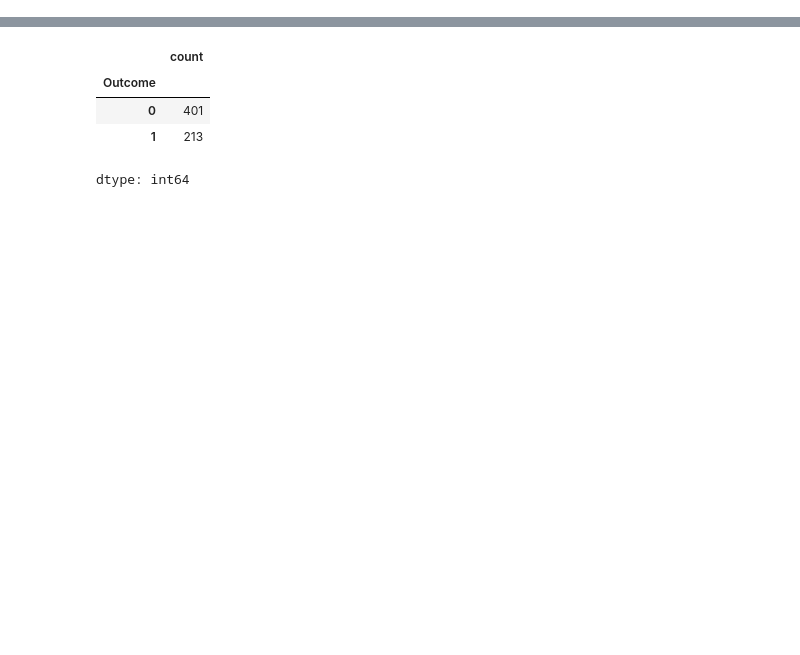
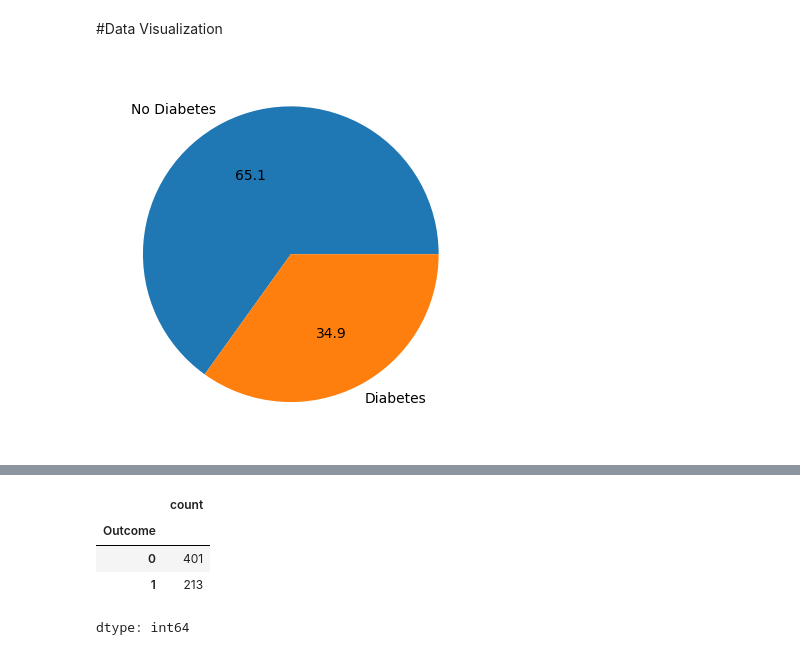
Before and after one commit to Shashank-sketchAl/Machine-Learning-Training, a Jupyter notebook: SMOTE.ipynb, the cells around one changed output, grey strips where cells are left out. Saved outputs shown, nothing was run; the diff lists cells and outputs as text; code cells hidden in the pictures; blank space fills up the shorter version.

```diff
--- a/SMOTE.ipynb
+++ b/SMOTE.ipynb
@@ -22,0 +134,8 @@ df.head()
+# %% [markdown]
+#Data Visualization
+# %%
+plt.pie(df['Outcome'].value_counts(), labels = ['No Diabetes', 'Diabetes'], autopct = '%.1f')
+
+plt.show()
+# %% [output]
+[figure, added]
```
Also changed, not shown: parts of 58 cells of this notebook.
